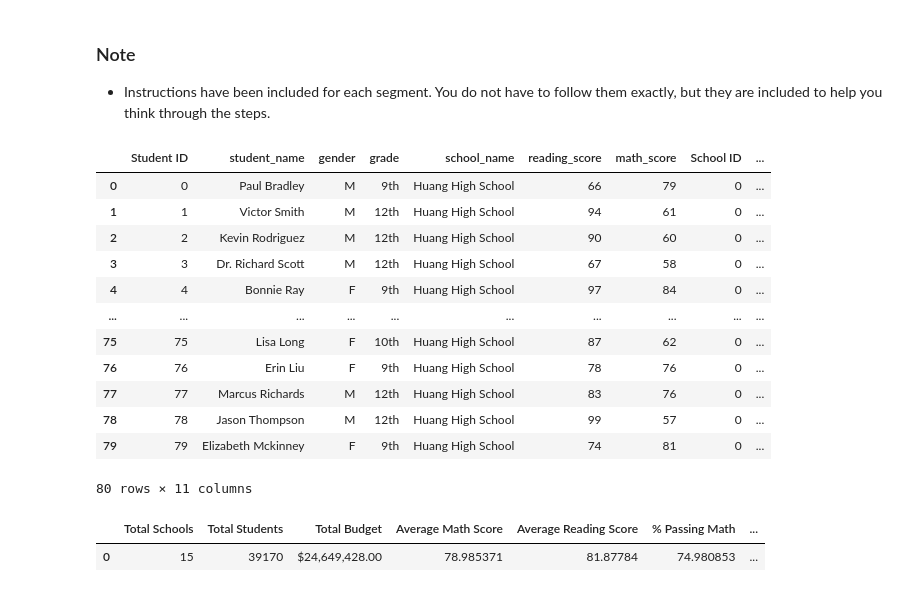
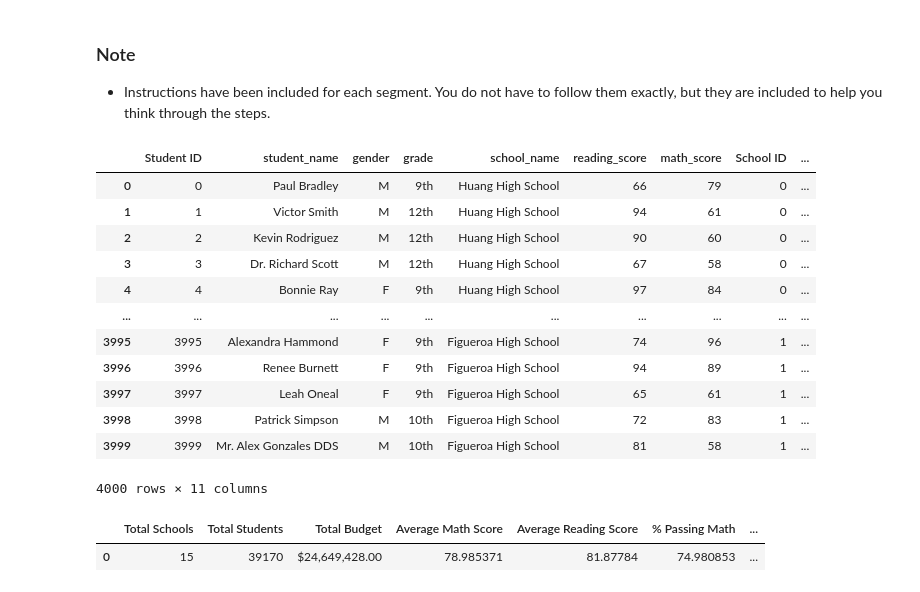
Before and after one commit to paulywog13/pandas-challenge, a Jupyter notebook: PyCitySchools/PyCitySchools_starter.ipynb, the cells around one changed output. Saved outputs shown, nothing was run; the diff lists cells and outputs as text; code cells hidden in the pictures.

```diff
--- a/PyCitySchools/PyCitySchools_starter.ipynb
+++ b/PyCitySchools/PyCitySchools_starter.ipynb
@@ -4,32 +4,32 @@
 # %%
 # Dependencies and Setup
 import pandas as pd
 
 # File to Load (Remember to Change These)
 school_data_to_load = "Resources/schools_complete.csv"
 student_data_to_load = "Resources/students_complete.csv"
 
 # Read School and Student Data File and store into Pandas DataFrames
 school_data = pd.read_csv(school_data_to_load)
 student_data = pd.read_csv(student_data_to_load)
 
 # Combine the data into a single dataset.
 school_data_complete = pd.merge(student_data, school_data, how="left", on=["school_name", "school_name"])
-school_data_complete.head(80)
+school_data_complete.head(4000)
 # %% [output]
 |  | Student ID | student_name | gender | grade | school_name | reading_score | math_score | School ID | ... |
 | 0 | 0 | Paul Bradley | M | 9th | Huang High School | 66 | 79 | 0 | ... |
 | 1 | 1 | Victor Smith | M | 12th | Huang High School | 94 | 61 | 0 | ... |
 | 2 | 2 | Kevin Rodriguez | M | 12th | Huang High School | 90 | 60 | 0 | ... |
 | 3 | 3 | Dr. Richard Scott | M | 12th | Huang High School | 67 | 58 | 0 | ... |
 | 4 | 4 | Bonnie Ray | F | 9th | Huang High School | 97 | 84 | 0 | ... |
 | ... | ... | ... | ... | ... | ... | ... | ... | ... | ... |
-| 75 | 75 | Lisa Long | F | 10th | Huang High School | 87 | 62 | 0 | ... |
-| 76 | 76 | Erin Liu | F | 9th | Huang High School | 78 | 76 | 0 | ... |
-| 77 | 77 | Marcus Richards | M | 12th | Huang High School | 83 | 76 | 0 | ... |
-| 78 | 78 | Jason Thompson | M | 12th | Huang High School | 99 | 57 | 0 | ... |
-| 79 | 79 | Elizabeth Mckinney | F | 9th | Huang High School | 74 | 81 | 0 | ... |
+| 3995 | 3995 | Alexandra Hammond | F | 9th | Figueroa High School | 74 | 96 | 1 | ... |
+| 3996 | 3996 | Renee Burnett | F | 9th | Figueroa High School | 94 | 89 | 1 | ... |
+| 3997 | 3997 | Leah Oneal | F | 9th | Figueroa High School | 65 | 61 | 1 | ... |
+| 3998 | 3998 | Patrick Simpson | M | 10th | Figueroa High School | 72 | 83 | 1 | ... |
+| 3999 | 3999 | Mr. Alex Gonzales DDS | M | 10th | Figueroa High School | 81 | 58 | 1 | ... |
-80 rows × 11 columns
+4000 rows × 11 columns
 # %%
 
 total_schools = len(school_data['school_name'])
```
Also changed, not shown: parts of 4 cells of this notebook.
